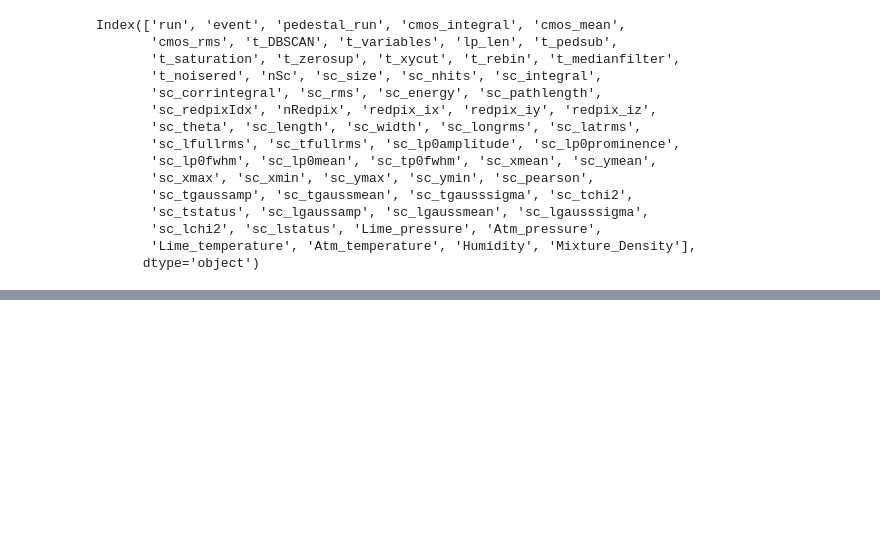
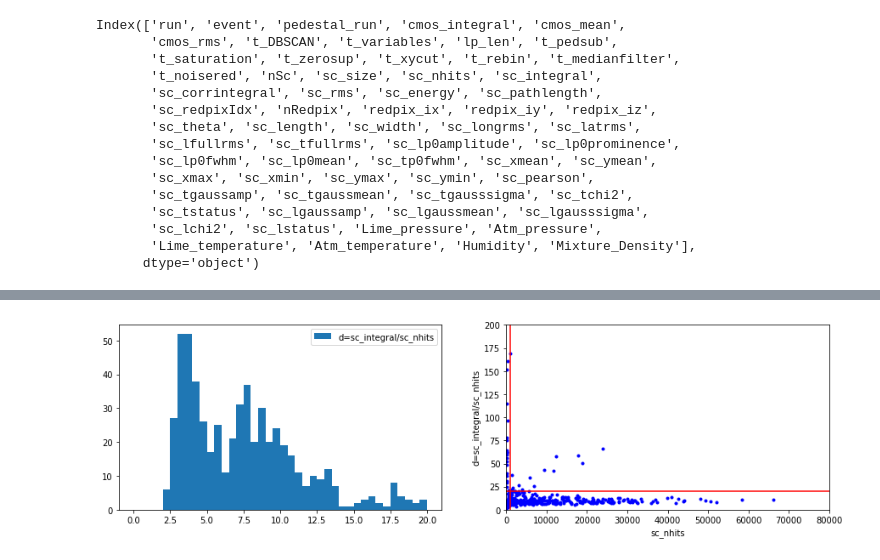
Before and after one commit to gmazzitelli/cygno_cloud, a Jupyter notebook: readPKL.ipynb, the cells around one changed output, grey strips where cells are left out. Drawn from its saved outputs; the diff is of its cells as text; code cells hidden in the pictures; blank space fills up the shorter version.

```diff
--- a/readPKL.ipynb
+++ b/readPKL.ipynb
@@ -163,0 +63,100 @@ print (a, b, a+b)
+# %%
+def m_rate(cut, length, dfall, dcut=6, lmin=1500):
+    npar = 0
+    for i in range(len(cut)):
+        npar +=len(cut[i][(cut[i]<dcut) & (length[i]>lmin)])
+        if len(cut[i][(cut[i]<dcut) & (length[i]>lmin)])>0:
+            print("m", i,np.hstack(dfall.sc_width/dfall.sc_length)[i], cut[i])
+    return npar
+
+def a_rate(cut, length, dfall, dcut=40, lmin=50):
+    npar = 0
+    for i in range(len(cut)):
+        npar +=len(cut[i][(cut[i]>dcut) & (length[i]>lmin)])
+        if len(cut[i][(cut[i]>dcut) & (length[i]>lmin)])>0:
+            print("a", i, np.hstack(dfall.sc_width)[i], cut[i])
+    return npar
+
+def run_live_time(sql_Log, run):
+    from datetime import datetime
+    date = str(sql_Log[sql_Log.run_number==run].start_time.values[0])
+    utc_time = datetime.strptime(date, "%Y-%m-%dT%H:%M:%S.000000000")
+    start = (utc_time - datetime(1970, 1, 1)).total_seconds()
+    date = str(sql_Log[sql_Log.run_number==run].stop_time.values[0])
+    utc_time = datetime.strptime(date, "%Y-%m-%dT%H:%M:%S.000000000")
+    stop = (utc_time - datetime(1970, 1, 1)).total_seconds()
+    return (stop-start)*0.58
+
+fig, ax = plt.subplots(1,2, figsize=(15,4))
+ax[0].hist(np.hstack(dfall.sc_integral/dfall.sc_nhits), bins=40, range=(0, 20), label='d=sc_integral/sc_nhits')
+ax[0].legend()
+ax[1].plot(np.hstack(dfall.sc_nhits), np.hstack(dfall.sc_integral/dfall.sc_nhits), 'b.')
+ax[1].axhline(20, color='r')
+ax[1].axvline(1000, color='r')
+ax[1].set_ylim(0,200)
+ax[1].set_xlim(0,80000)
+ax[1].set_xlabel('sc_nhits')
+ax[1].set_ylabel('d=sc_integral/sc_nhits')
+plt.show()
+fig, ax = plt.subplots(2,2, figsize=(15,15))
+imageA = np.zeros((2304, 2304), dtype=np.int64)
+imageB = np.zeros((2304, 2304), dtype=np.int64)
+imageC = np.zeros((2304, 2304), dtype=np.int64)
+imageD = np.zeros((2304, 2304), dtype=np.int64)
+cut = dfall.sc_integral/dfall.sc_nhits
+
+for i, Sc in enumerate(dfall.nSc):
+    for j, val in enumerate(cut[i]):
+        if j == len(cut[i])-1:
+            jmax = int(len(dfall.redpix_ix[i]))
+        else:
+            jmax = int(dfall.sc_redpixIdx[i][j+1])
+        if val>=40 : #and (dfall.sc_nhits[i][j]>1000)
+            if j == len(cut[i])-1:
+                jmax = int(len(dfall.redpix_ix[i]))
+            else:
+                jmax = int(dfall.sc_redpixIdx[i][j+1])
+            # print (dfall.sc_nhits[i][j])
+            imageD[dfall.redpix_ix[i][int(dfall.sc_redpixIdx[i][j]):jmax],
+                  dfall.redpix_iy[i][int(dfall.sc_redpixIdx[i][j]):jmax]]=\
+            imageD[dfall.redpix_ix[i][int(dfall.sc_redpixIdx[i][j]):jmax],
+                  dfall.redpix_iy[i][int(dfall.sc_redpixIdx[i][j]):jmax]]+\
+            dfall.redpix_iz[i][int(dfall.sc_redpixIdx[i][j]):jmax]
+        elif val>=11 and val<40:
+            imageC[dfall.redpix_ix[i][int(dfall.sc_redpixIdx[i][j]):jmax],
+                  dfall.redpix_iy[i][int(dfall.sc_redpixIdx[i][j]):jmax]]=\
+            imageC[dfall.redpix_ix[i][int(dfall.sc_redpixIdx[i][j]):jmax],
+                  dfall.redpix_iy[i][int(dfall.sc_redpixIdx[i][j]):jmax]]+\
+            dfall.redpix_iz[i][int(dfall.sc_redpixIdx[i][j]):jmax]
+        elif val>=6 and val<11:
+            imageB[dfall.redpix_ix[i][int(dfall.sc_redpixIdx[i][j]):jmax],
+                  dfall.redpix_iy[i][int(dfall.sc_redpixIdx[i][j]):jmax]]=\
+            imageB[dfall.redpix_ix[i][int(dfall.sc_redpixIdx[i][j]):jmax],
+                  dfall.redpix_iy[i][int(dfall.sc_redpixIdx[i][j]):jmax]]+\
+            dfall.redpix_iz[i][int(dfall.sc_redpixIdx[i][j]):jmax]
+        elif val<6:
+            imageA[dfall.redpix_ix[i][int(dfall.sc_redpixIdx[i][j]):jmax],
+                  dfall.redpix_iy[i][int(dfall.sc_redpixIdx[i][j]):jmax]]=\
+            imageA[dfall.redpix_ix[i][int(dfall.sc_redpixIdx[i][j]):jmax],
+                  dfall.redpix_iy[i][int(dfall.sc_redpixIdx[i][j]):jmax]]+\
+            dfall.redpix_iz[i][int(dfall.sc_redpixIdx[i][j]):jmax]
+ax[0,0].imshow(imageA, vmin=0, vmax=100, cmap='jet', )
+ax[0,1].imshow(imageB, vmin=0, vmax=100, cmap='jet', )
+ax[1,0].imshow(imageC, vmin=0, vmax=100, cmap='jet', )
+ax[1,1].imshow(imageD, vmin=0, vmax=100, cmap='jet', )
+ax[0,0].text(1800, 20, 'd<6', bbox={'facecolor': 'white', 'pad': 10})
+ax[0,1].text(1800, 20, '6<d<11', bbox={'facecolor': 'white', 'pad': 10})
+ax[1,0].text(1800, 20, '11<d<20', bbox={'facecolor': 'white', 'pad': 10})
+ax[1,1].text(1800, 20, 'd>20', bbox={'facecolor': 'white', 'pad': 10})
+ax[0,0].grid(None)
+ax[0,1].grid(None)
+ax[1,0].grid(None)
+ax[1,1].grid(None)
+plt.show()
+
+alpha = a_rate(np.hstack(dfall.sc_integral/dfall.sc_nhits),np.hstack(dfall.sc_length), dfall, dcut=40, lmin=50)
+mu = m_rate(np.hstack(dfall.sc_integral/dfall.sc_nhits),np.hstack(dfall.sc_length), dfall, dcut=6, lmin=500)
+ltime = run_live_time(runInfo, run)
+print(alpha, mu,ltime )
+# %% [output]
+[figure, added]
```
Also changed, not shown: parts of 36 cells of this notebook, 2 other files.
